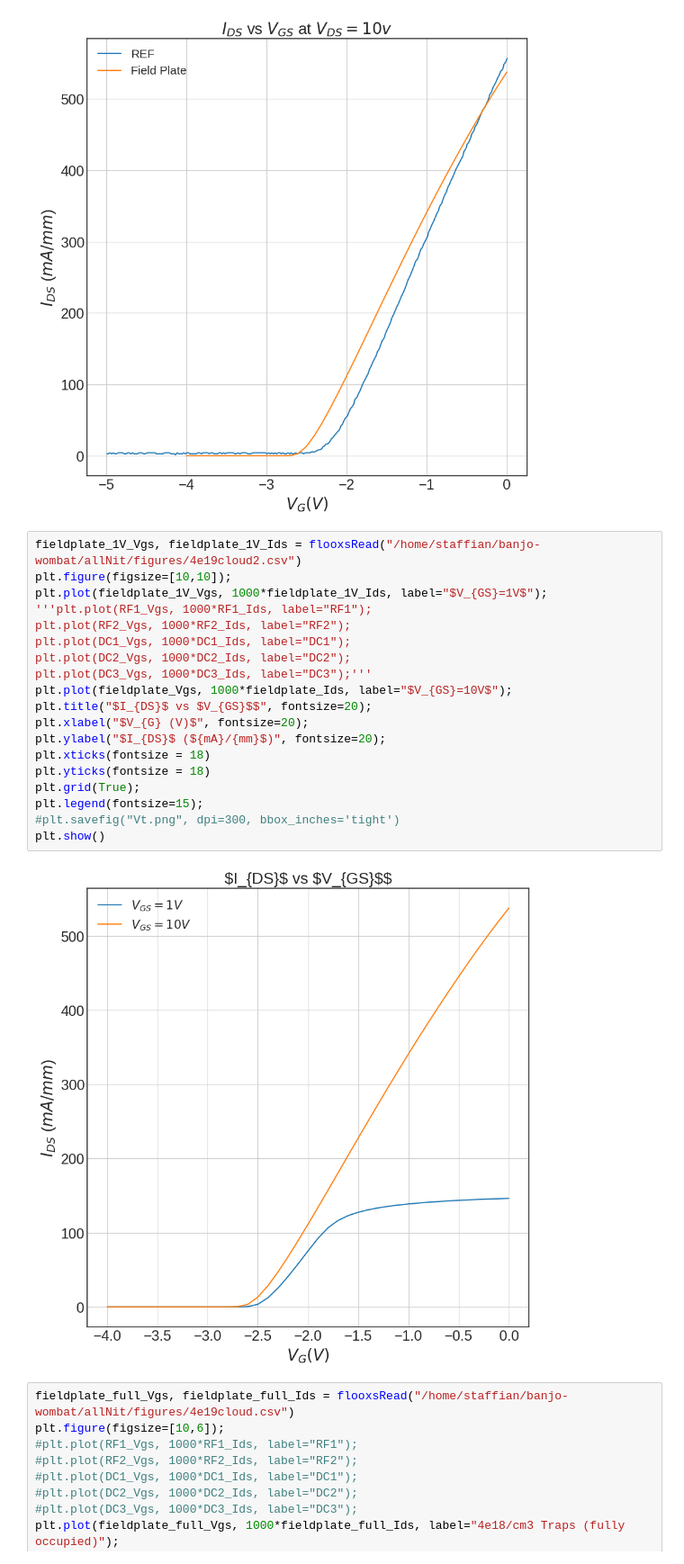
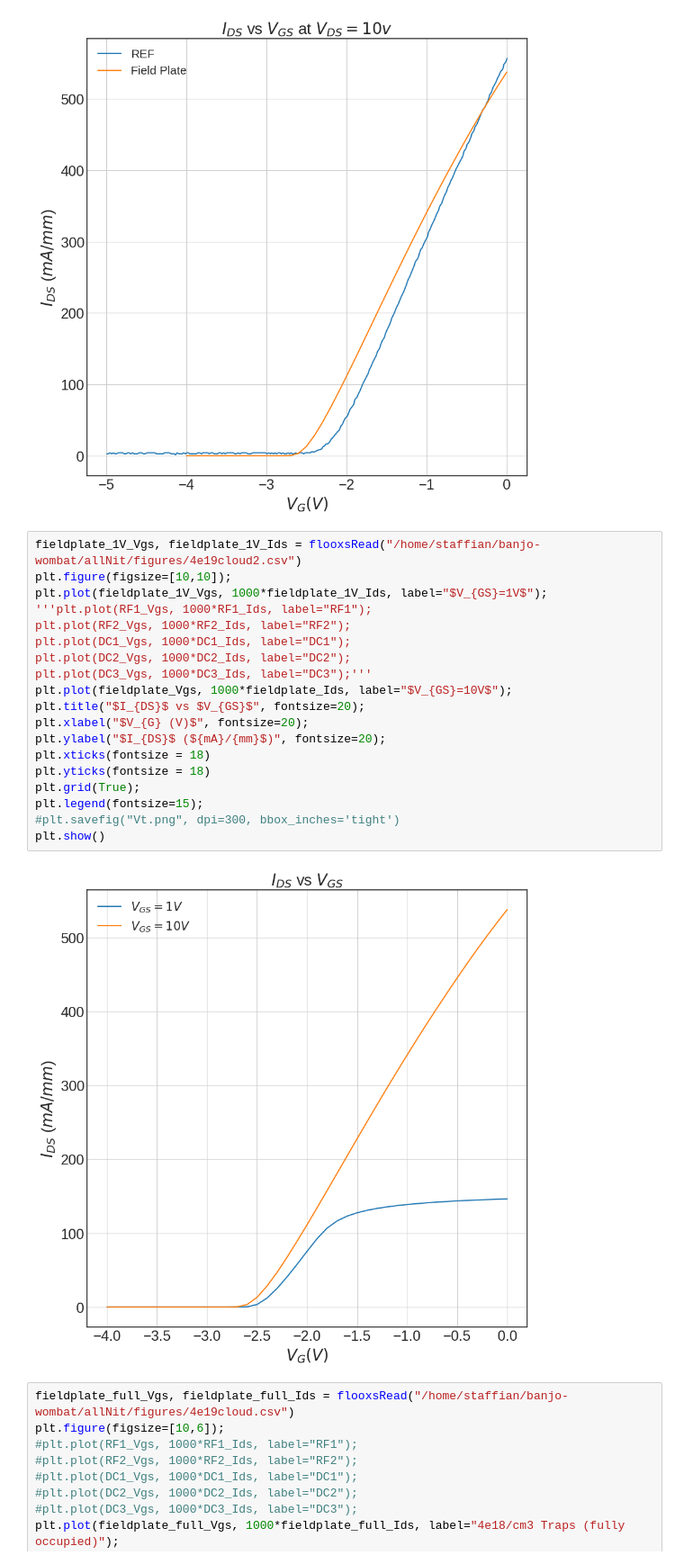
Before and after one commit to IanStafford/banjo-wombat, a Jupyter notebook: allNit/figures.ipynb, the cells around one changed output. Shown: that part at 90% size. Drawn from its saved outputs; the diff is of its cells as text.

```diff
--- a/allNit/figures.ipynb
+++ b/allNit/figures.ipynb
@@ -151,24 +152,24 @@ plt.show()
 # %%
 fieldplate_1V_Vgs, fieldplate_1V_Ids = flooxsRead("/home/staffian/banjo-wombat/allNit/figures/4e19cloud2.csv")
 plt.figure(figsize=[10,10]);
 plt.plot(fieldplate_1V_Vgs, 1000*fieldplate_1V_Ids, label="$V_{GS}=1V$");
 '''plt.plot(RF1_Vgs, 1000*RF1_Ids, label="RF1");
 plt.plot(RF2_Vgs, 1000*RF2_Ids, label="RF2");
 plt.plot(DC1_Vgs, 1000*DC1_Ids, label="DC1");
 plt.plot(DC2_Vgs, 1000*DC2_Ids, label="DC2");
 plt.plot(DC3_Vgs, 1000*DC3_Ids, label="DC3");'''
 plt.plot(fieldplate_Vgs, 1000*fieldplate_Ids, label="$V_{GS}=10V$");
-plt.title("$I_{DS}$ vs $V_{GS}$$", fontsize=20);
+plt.title("$I_{DS}$ vs $V_{GS}$", fontsize=20);
 plt.xlabel("$V_{G} (V)$", fontsize=20);
 plt.ylabel("$I_{DS}$ (${mA}/{mm}$)", fontsize=20);
 plt.xticks(fontsize = 18)
 plt.yticks(fontsize = 18)
 plt.grid(True);
 plt.legend(fontsize=15);
 #plt.savefig("Vt.png", dpi=300, bbox_inches='tight')
 plt.show()
 # %% [output]
-[figure, old version]
+[figure, new version]
 # %%
 fieldplate_full_Vgs, fieldplate_full_Ids = flooxsRead("/home/staffian/banjo-wombat/allNit/figures/4e19cloud.csv")
 plt.figure(figsize=[10,6]);
```
Also changed, not shown: parts of 4 cells of this notebook, 12 other files.
